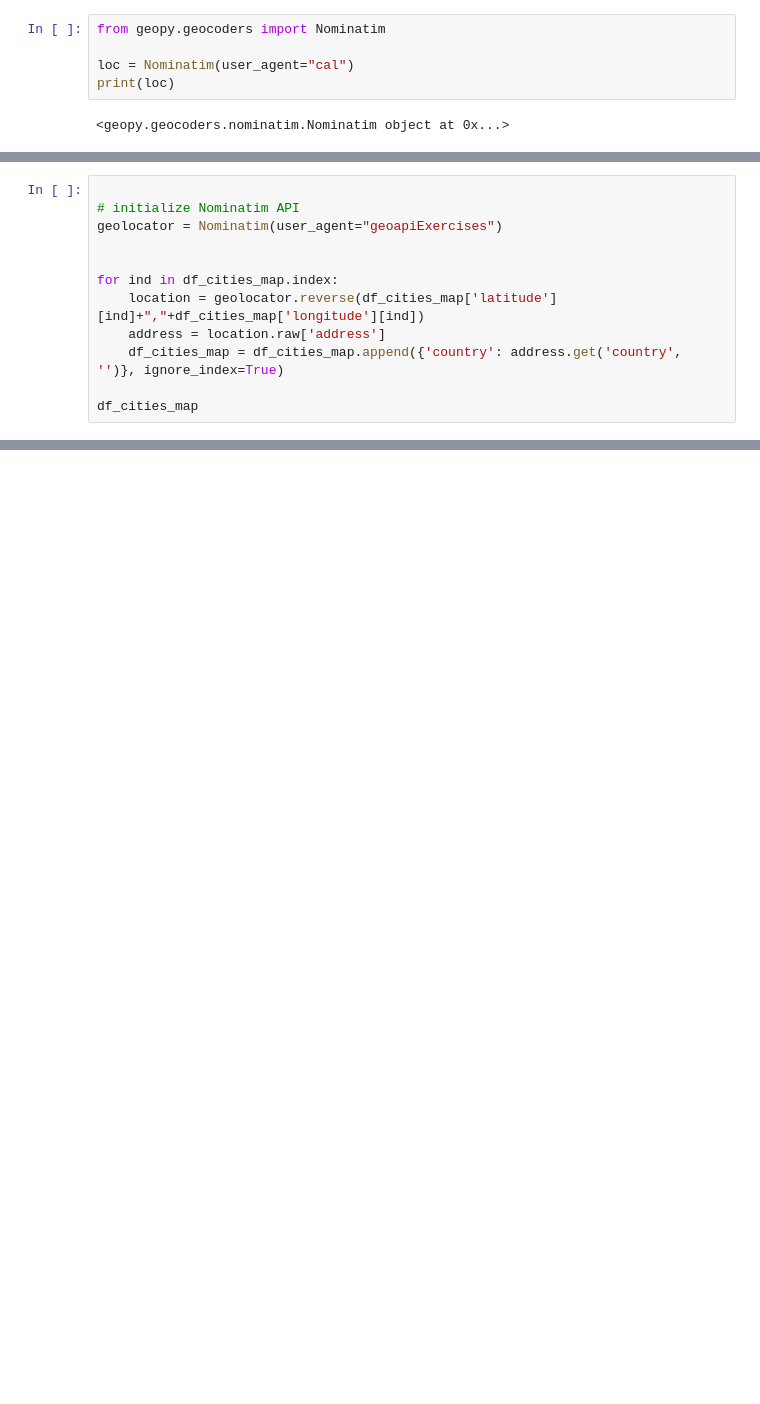
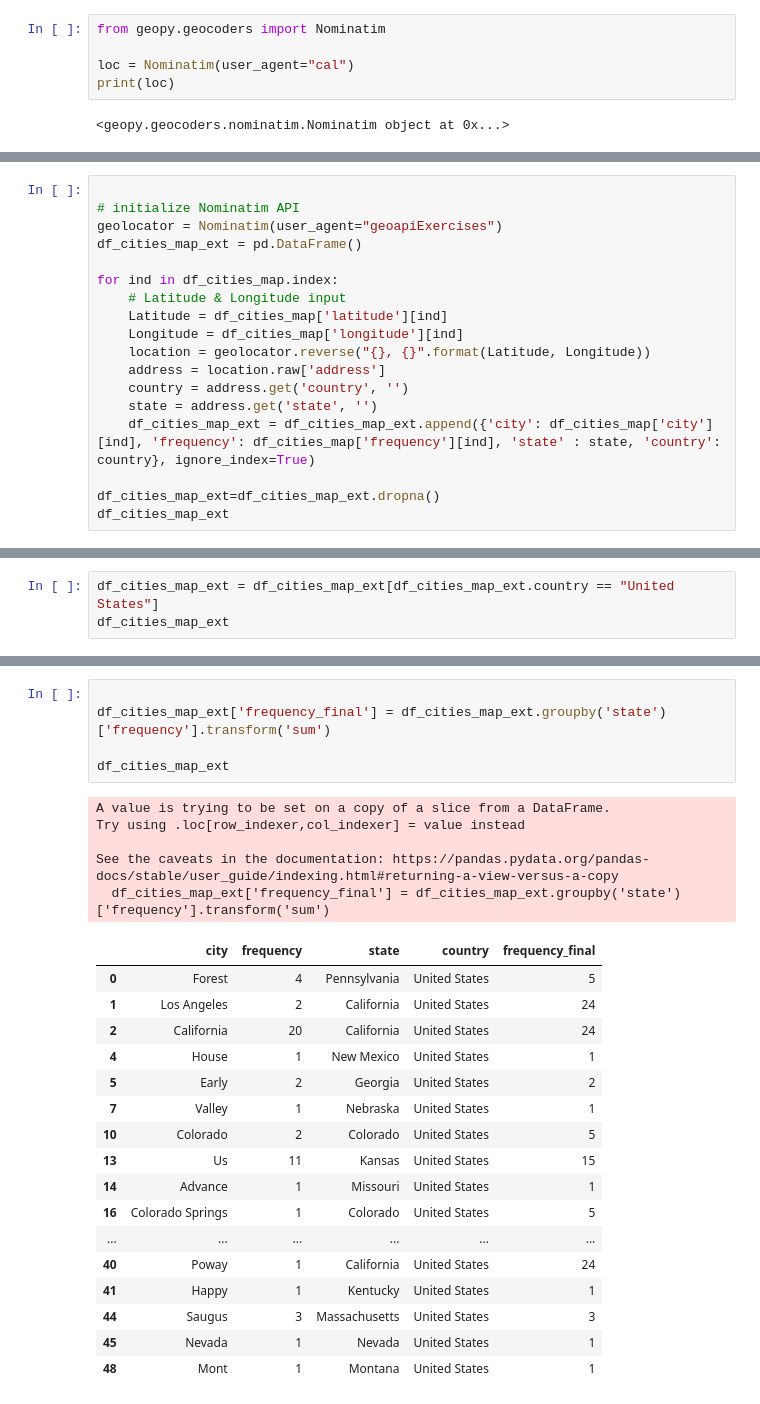
Before and after one commit to kelumKP/ForestFire_GeoSpatial, a Jupyter notebook: forest_fire_dates.ipynb, the cells around one changed output, grey strips where cells are left out. Cells and saved outputs as stored; diff of their text form; blank space fills up the shorter version.

```diff
--- a/forest_fire_dates.ipynb
+++ b/forest_fire_dates.ipynb
@@ -218,12 +219,18 @@ df_cities_map
 
 # initialize Nominatim API
 geolocator = Nominatim(user_agent="geoapiExercises")
-
+df_cities_map_ext = pd.DataFrame()
 
 for ind in df_cities_map.index:
-    location = geolocator.reverse(df_cities_map['latitude'][ind]+","+df_cities_map['longitude'][ind])
+    # Latitude & Longitude input
+    Latitude = df_cities_map['latitude'][ind]
+    Longitude = df_cities_map['longitude'][ind]
+    location = geolocator.reverse("{}, {}".format(Latitude, Longitude))
     address = location.raw['address']
-    df_cities_map = df_cities_map.append({'country': address.get('country', '')}, ignore_index=True)
+    country = address.get('country', '')
+    state = address.get('state', '')
+    df_cities_map_ext = df_cities_map_ext.append({'city': df_cities_map['city'][ind], 'frequency': df_cities_map['frequency'][ind], 'state' : state, 'country': country}, ignore_index=True)
 
-df_cities_map
+df_cities_map_ext=df_cities_map_ext.dropna()
+df_cities_map_ext
 # %% [output]
@@ -272,0 +254,3 @@ location_geo
+# %%
+df_cities_map_ext = df_cities_map_ext[df_cities_map_ext.country == "United States"]
+df_cities_map_ext
@@ -272,0 +275,28 @@ location_geo
+# %%
+
+df_cities_map_ext['frequency_final'] = df_cities_map_ext.groupby('state')['frequency'].transform('sum')
+
+df_cities_map_ext
+# %% [output]
+A value is trying to be set on a copy of a slice from a DataFrame.
+Try using .loc[row_indexer,col_indexer] = value instead
+
+See the caveats in the documentation: https://pandas.pydata.org/pandas-docs/stable/user_guide/indexing.html#returning-a-view-versus-a-copy
+  df_cities_map_ext['frequency_final'] = df_cities_map_ext.groupby('state')['frequency'].transform('sum')
+|  | city | frequency | state | country | frequency_final |
+| 0 | Forest | 4 | Pennsylvania | United States | 5 |
+| 1 | Los Angeles | 2 | California | United States | 24 |
+| 2 | California | 20 | California | United States | 24 |
+| 4 | House | 1 | New Mexico | United States | 1 |
+| 5 | Early | 2 | Georgia | United States | 2 |
+| 7 | Valley | 1 | Nebraska | United States | 1 |
+| 10 | Colorado | 2 | Colorado | United States | 5 |
+| 13 | Us | 11 | Kansas | United States | 15 |
+| 14 | Advance | 1 | Missouri | United States | 1 |
+| 16 | Colorado Springs | 1 | Colorado | United States | 5 |
+| ... | ... | ... | ... | ... | ... |
+| 40 | Poway | 1 | California | United States | 24 |
+| 41 | Happy | 1 | Kentucky | United States | 1 |
+| 44 | Saugus | 3 | Massachusetts | United States | 3 |
+| 45 | Nevada | 1 | Nevada | United States | 1 |
+| 48 | Mont | 1 | Montana | United States | 1 |
```
Also changed, not shown: parts of 14 cells of this notebook, 1 other file.
